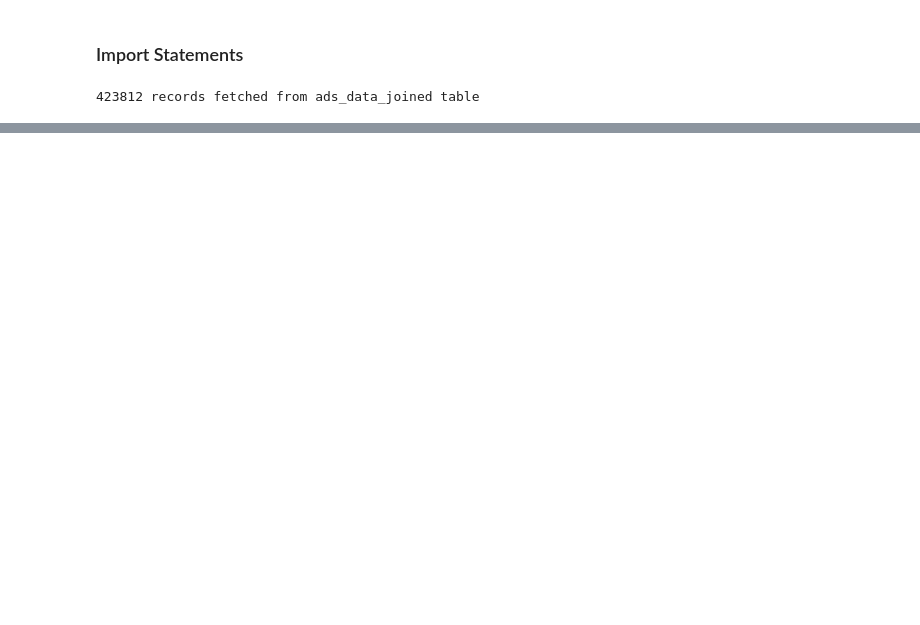
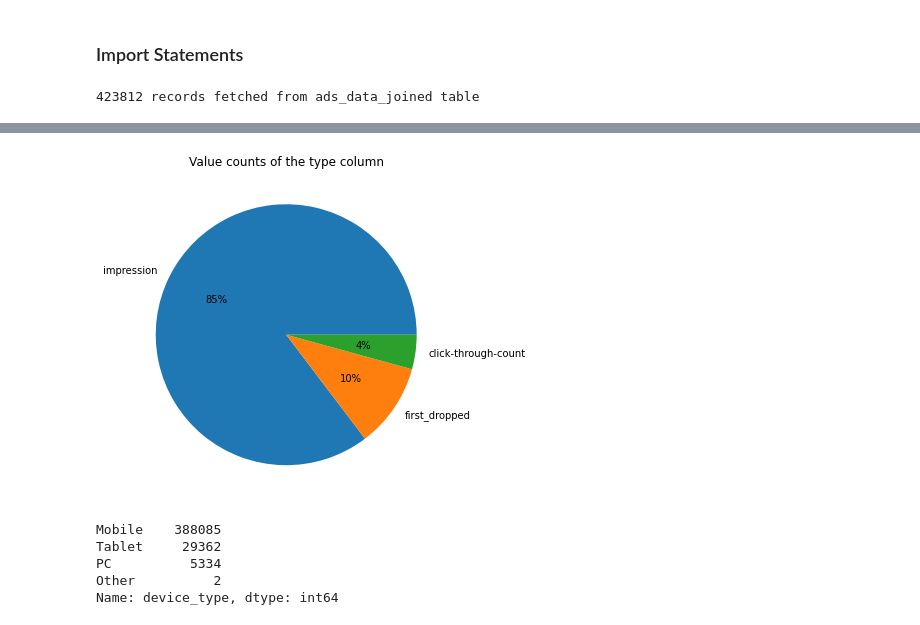
Before and after one commit to DiyeMark/AdludioDataScienceChallenge, a Jupyter notebook: notebooks/data_exploration.ipynb, the cells around one changed output, grey strips where cells are left out. Cells and saved outputs as stored; diff of their text form; code cells hidden in the pictures; blank space fills up the shorter version.

Commit message:
feat: eda and visualization

```diff
--- a/notebooks/data_exploration.ipynb
+++ b/notebooks/data_exploration.ipynb
@@ -23,0 +95,17 @@ df.head()
+# %%
+plt.figure(figsize=(12, 6))
+plt.pie(df['type'].value_counts(), labels=["impression", "first_dropped", 'click-through-count'], autopct='%.0f%%')
+plt.title('Value counts of the type column')
+plt.show()
+# %% [output]
+[figure, added]
+# %%
+# counting the type of device being used
+top_device_types = df['device_type'].value_counts().nlargest(n=4)
+top_device_types
+# %% [output]
+Mobile    388085
+Tablet     29362
+PC          5334
+Other          2
+Name: device_type, dtype: int64
```
Also changed, not shown: parts of 11 cells of this notebook.
